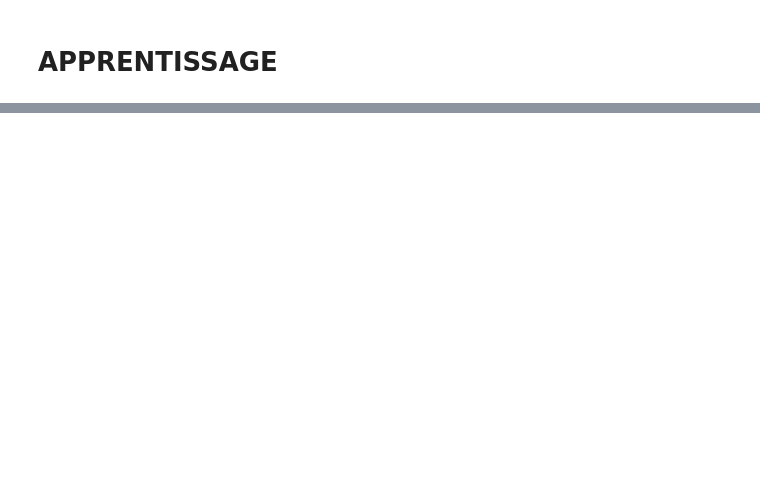
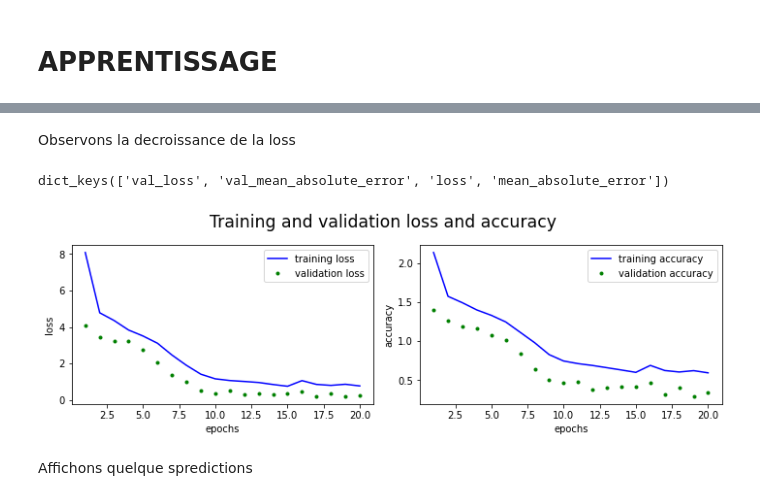
Before and after one commit to ddrous/projet-inverse-2d, a Jupyter notebook: src/notebook/reseaux_de_neurones.ipynb, the cells around one changed output, grey strips where cells are left out. Saved outputs shown, nothing was run; the diff lists cells and outputs as text; code cells hidden in the pictures; blank space fills up the shorter version.

```diff
--- a/src/notebook/reseaux_de_neurones.ipynb
+++ b/src/notebook/reseaux_de_neurones.ipynb
@@ -370,7 +428,7 @@ y shape = (103, 3)
 # %% [markdown]
 ## Separation des donnees train, test et val
 # %%
-len_train, len_val = 60, 20
+len_train, len_val = 2500, 400
 
 X_train = X[:len_train]
 X_val = X[len_train:len_train+len_val]
@@ -420,0 +497,12 @@ NameError: name 'keras' is not defined
+# %%
+model.compile(optimizer=keras.optimizers.Adam(0.001),
+              loss=keras.losses.mse,
+              # metrics=[keras.metrics.AUC()]
+              metrics=[keras.metrics.mean_absolute_error]
+              )
+# %%
+history = model.fit(X_train,
+                    y_train,
+                    epochs=20,
+                    batch_size=100,
+                    validation_data=(X_val, y_val))
@@ -420,0 +527,34 @@ NameError: name 'keras' is not defined
+# %% [markdown]
+Observons la decroissance de la loss
+# %%
+history_dict = history.history
+print(history_dict.keys(), '\n')
+
+loss = history.history['loss']
+val_loss = history.history['val_loss']
+acc = history_dict['mean_absolute_error']
+val_acc = history_dict['val_mean_absolute_error']
+
+epochs = range(1, len(loss)+1)
+
+fig,(ax0,ax1)=plt.subplots(1,2,figsize=(10, 3))
+
+ax0.plot(epochs, loss, 'b', label='training loss')
+ax0.plot(epochs, val_loss, 'g.', label='validation loss')
+ax0.set_xlabel('epochs')
+ax0.set_ylabel('loss')
+ax0.legend();
+
+ax1.plot(epochs, acc, 'b', label='training accuracy')
+ax1.plot(epochs, val_acc, 'g.', label='validation accuracy')
+ax1.set_xlabel('epochs')
+ax1.set_ylabel('accuracy')
+ax1.legend();
+
+plt.suptitle("Training and validation loss and accuracy", y=1.1, fontsize='xx-large')
+plt.tight_layout()
+# %% [output]
+dict_keys(['val_loss', 'val_mean_absolute_error', 'loss', 'mean_absolute_error'])
+[figure, added]
+# %% [markdown]
+Affichons quelque spredictions
```
Also changed, not shown: parts of 35 cells of this notebook, 16 other files.
